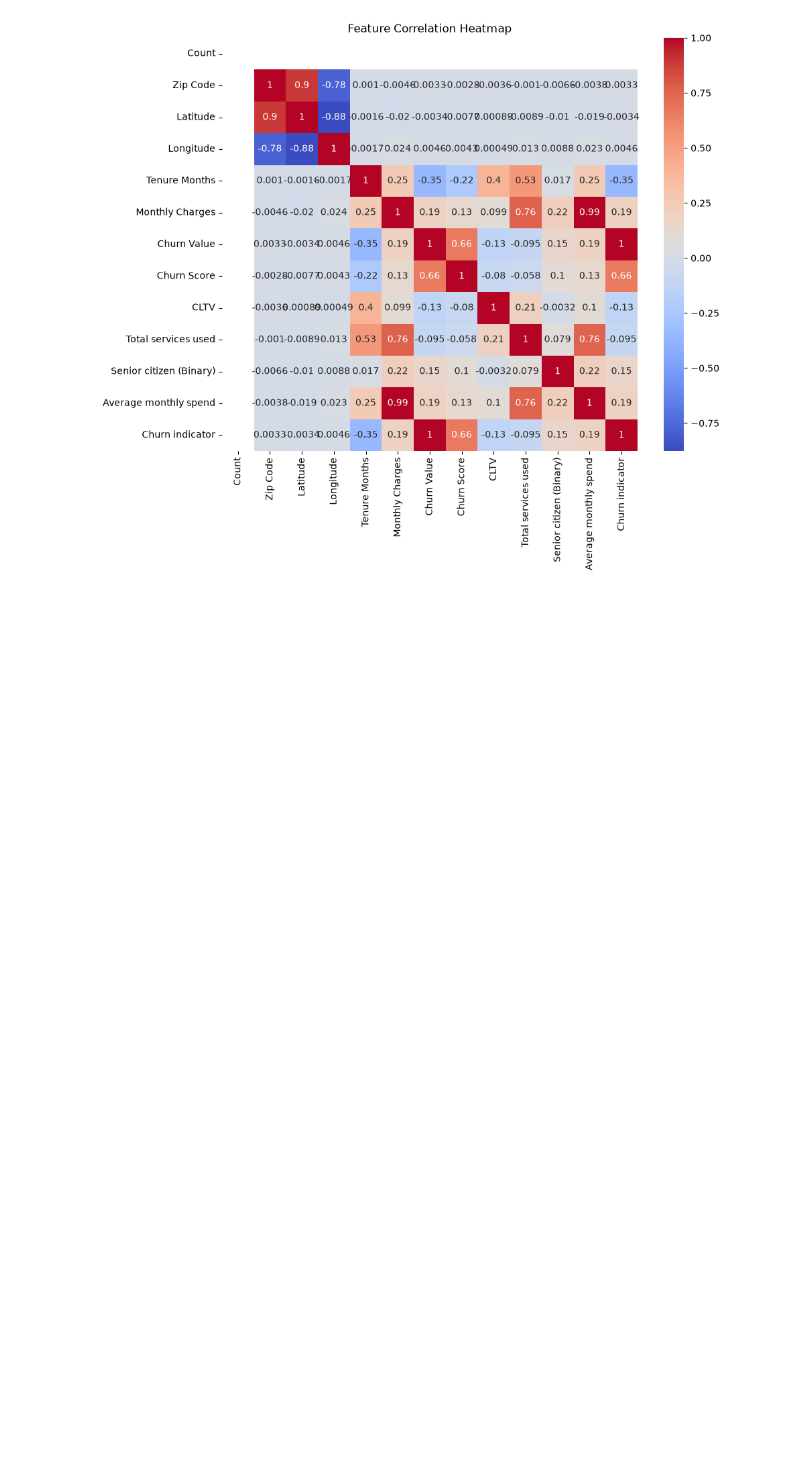
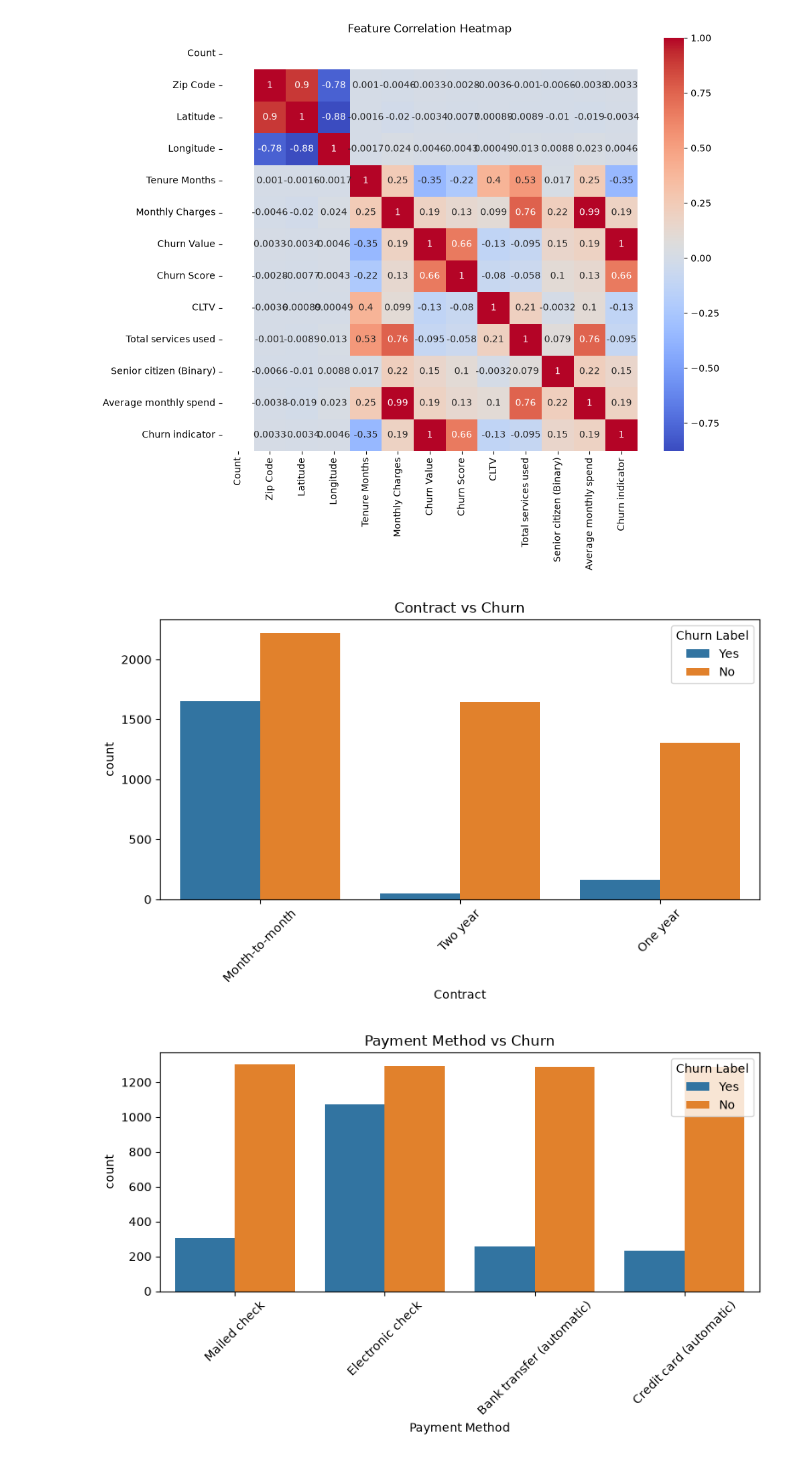
Before and after one commit to ABABUOTURI/customer-churn-prediction, a Jupyter notebook: notebooks/datacleaning.ipynb, the cells around one changed output. Cells and saved outputs as stored; diff of their text form; code cells hidden in the pictures; blank space fills up the shorter version.

Commit message:
Step 14: categorical features (Contract, PaymentMethod) vs churn rate

```diff
--- a/notebooks/datacleaning.ipynb
+++ b/notebooks/datacleaning.ipynb
@@ -168,3 +168,18 @@ plt.title('Feature Correlation Heatmap')                               # add tit
 plt.show()                                                              # display the plot                                       # display the plot
 # %% [output]
 [figure]
+# %%
+# Categorical features vs Churn
+
+categorical_cols = ['Contract', 'Payment Method']  # use the exact column names from df
+
+for col in categorical_cols:                       # loop through each categorical column
+    plt.figure(figsize=(8, 5))                     # set figure size for each plot
+    sns.countplot(x=col, hue='Churn Label', data=df)  # grouped bar chart: category counts split by churn
+    plt.title(f'{col} vs Churn')                   # dynamic title per column
+    plt.xticks(rotation=45)                        # rotate x labels so they don't overlap
+    plt.tight_layout()                             # adjust spacing
+    plt.show()                                     # display the plot
+# %% [output]
+[figure, added]
+[figure, added]
```
